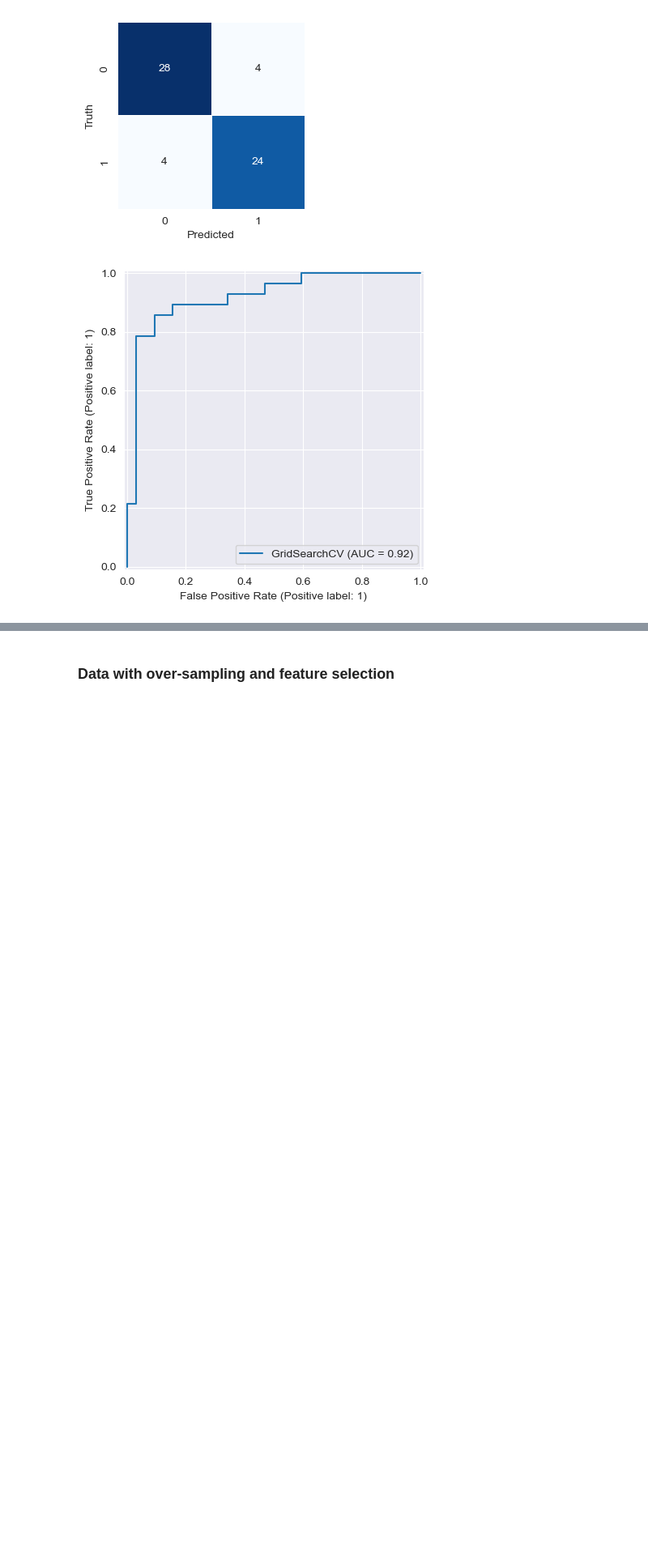
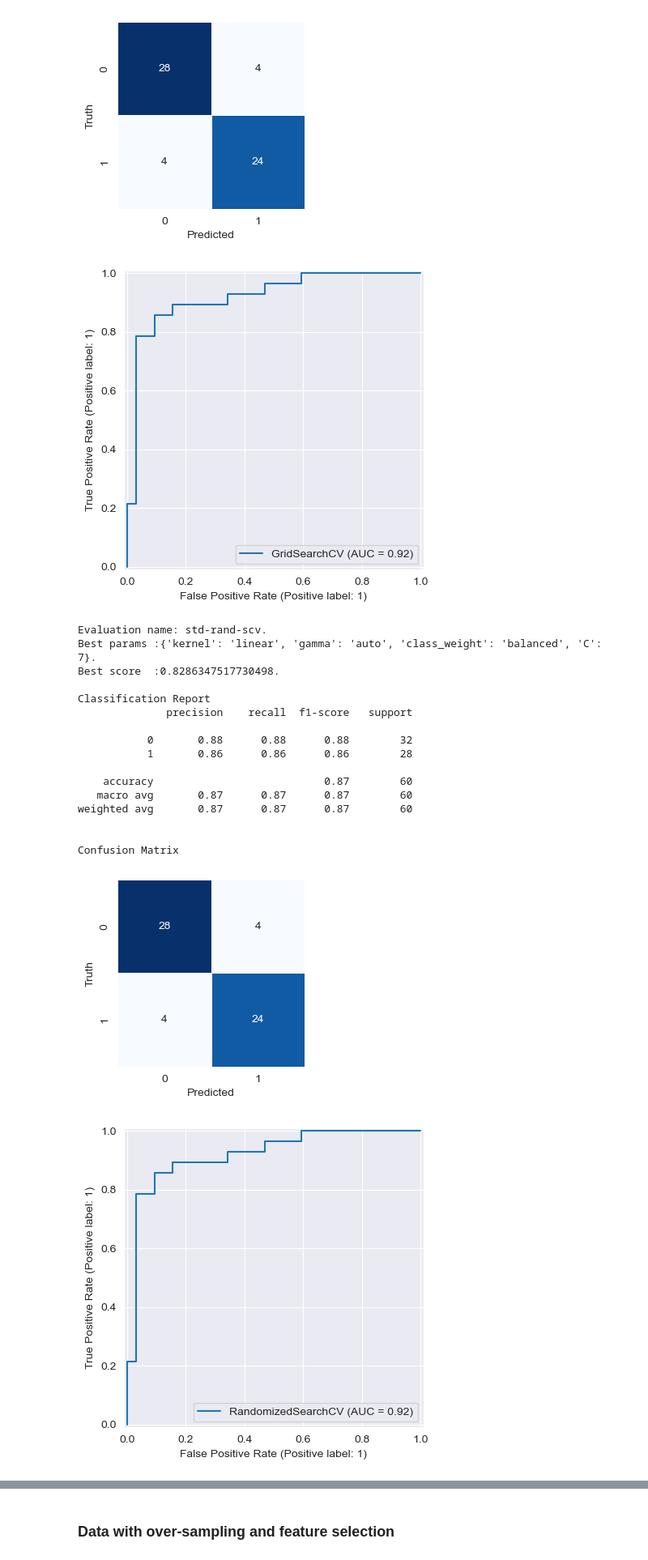
Before and after one commit to everhettoo/heart-disease-analysis, a Jupyter notebook: 4.0-model-svm.ipynb, the cells around one changed output, grey strips where cells are left out. Shown at 81% size. Saved outputs shown, nothing was run; the diff lists cells and outputs as text; code cells hidden in the pictures; blank space fills up the shorter version.

Commit message:
Finalized SVM - WIP: Grid and Rand giving same result.

```diff
--- a/4.0-model-svm.ipynb
+++ b/4.0-model-svm.ipynb
@@ -183,6 +173,28 @@ weighted avg       0.87      0.87      0.87        60
 Confusion Matrix
 [figure]
 [figure]
+# %%
+# Evaluation: Standard Random Search CV
+build_and_validate_with_random_search_cv(X, y, ev.EvaluationType.std_random_search_cv)
+# %% [output]
+Evaluation name: std-rand-scv.
+Best params :{'kernel': 'linear', 'gamma': 'auto', 'class_weight': 'balanced', 'C': 7}.
+Best score  :0.8286347517730498.
+
+Classification Report
+              precision    recall  f1-score   support
+
+           0       0.88      0.88      0.88        32
+           1       0.86      0.86      0.86        28
+
+    accuracy                           0.87        60
+   macro avg       0.87      0.87      0.87        60
+weighted avg       0.87      0.87      0.87        60
+
+
+Confusion Matrix
+[figure, added]
+[figure, added]
 # %%
 print(ev.accuracies)
 # %% [output]
```
Also changed, not shown: parts of 8 cells of this notebook.
